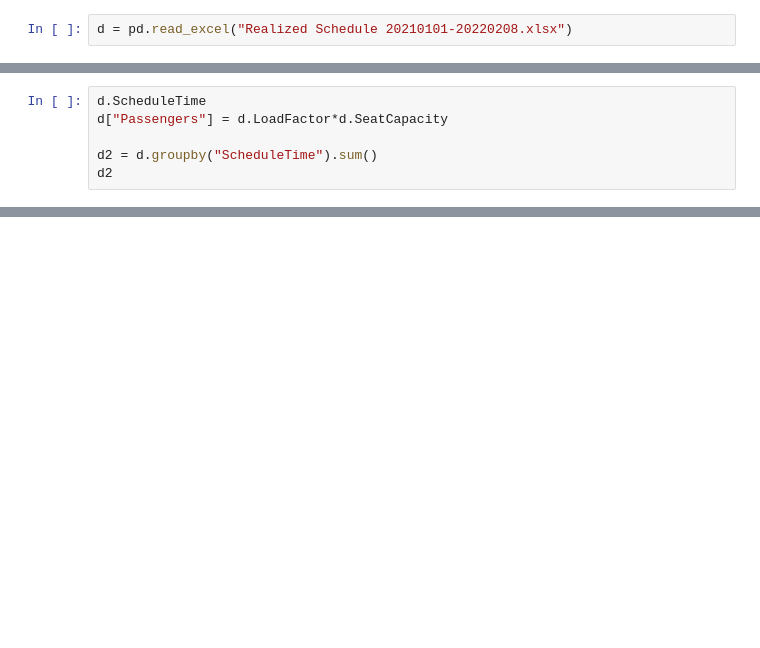
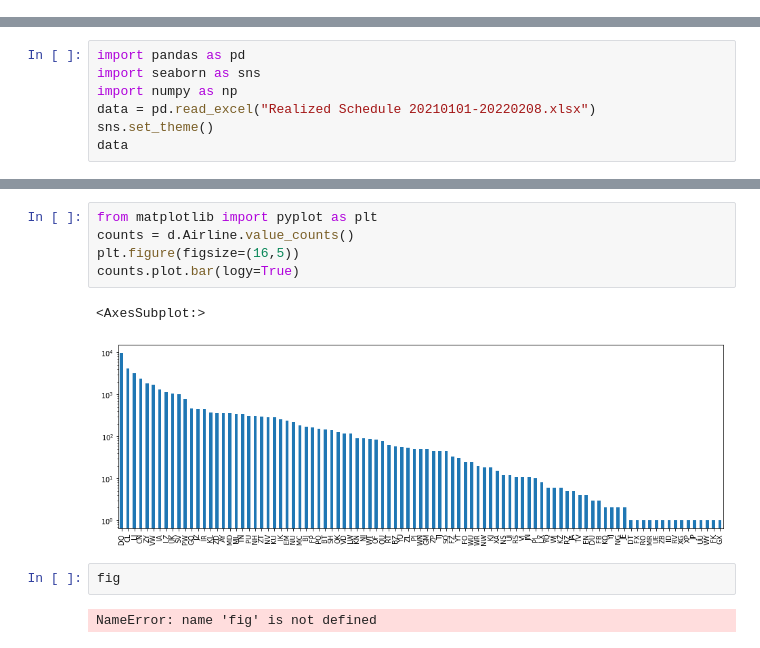
Before and after one commit to s183920/02582_Computational_Data_Analysis, a Jupyter notebook: Case1/explorative.ipynb, the cells around one changed output, grey strips where cells are left out. Saved outputs shown, nothing was run; the diff lists cells and outputs as text; blank space fills up the shorter version.

```diff
--- a/Case1/explorative.ipynb
+++ b/Case1/explorative.ipynb
@@ -5,2 +0,0 @@ import numpy as np
-# %%
-d = pd.read_excel("Realized Schedule 20210101-20220208.xlsx")
@@ -95,6 +0,0 @@ d[d.Sector == "DK"]
-# %%
-d.ScheduleTime
-d["Passengers"] = d.LoadFactor*d.SeatCapacity
-
-d2 = d.groupby("ScheduleTime").sum()
-d2
@@ -210,0 +1,7 @@ d2
+# %%
+import pandas as pd
+import seaborn as sns
+import numpy as np
+data = pd.read_excel("Realized Schedule 20210101-20220208.xlsx")
+sns.set_theme()
+data
@@ -210,0 +196,12 @@ d2
+# %%
+from matplotlib import pyplot as plt
+counts = d.Airline.value_counts()
+plt.figure(figsize=(16,5))
+counts.plot.bar(logy=True)
+# %% [output]
+<AxesSubplot:>
+[figure, added]
+# %%
+fig
+# %% [output]
+NameError: name 'fig' is not defined
```
Also changed, not shown: parts of 35 cells of this notebook.
